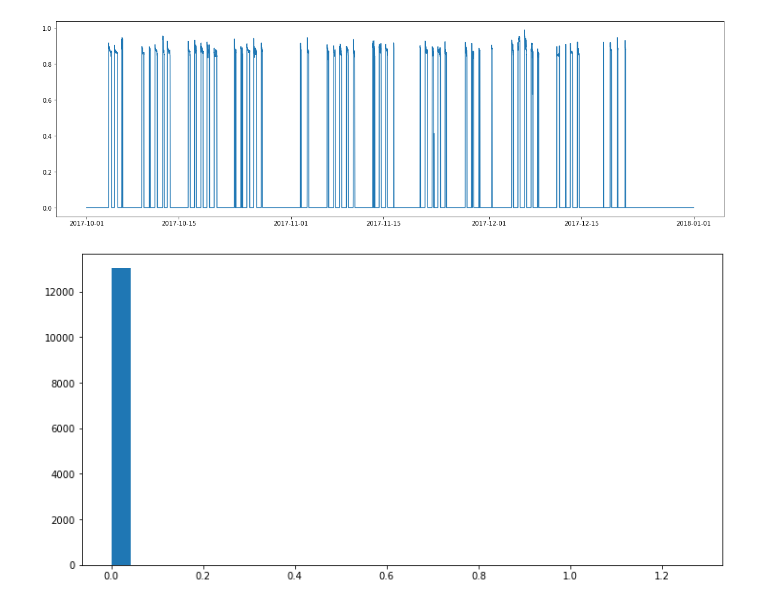
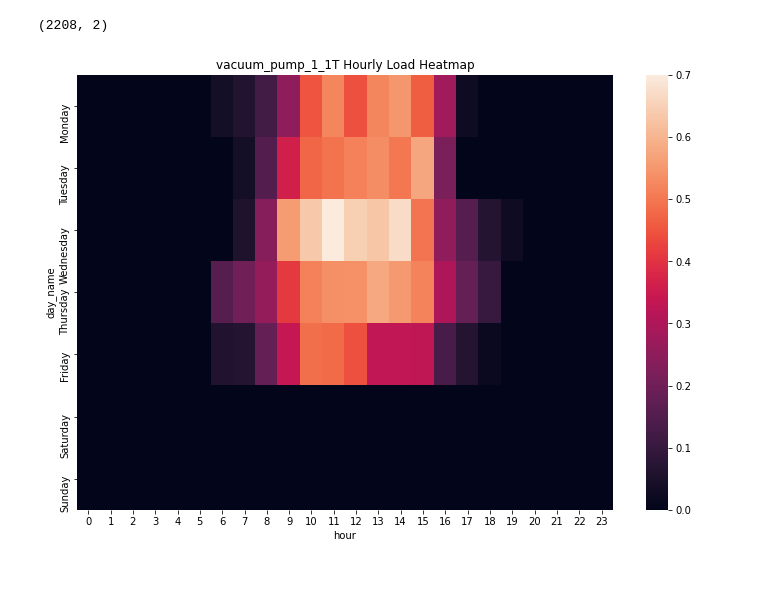
Before and after one commit to GStechschulte/energy-efficiency, a Jupyter notebook: EDA/hipe_load_profiles/vacuum_pump_1.ipynb, the cells around one changed output. Saved outputs shown, nothing was run; the diff lists cells and outputs as text; code cells hidden in the pictures; blank space fills up the shorter version.

```diff
--- a/EDA/hipe_load_profiles/vacuum_pump_1.ipynb
+++ b/EDA/hipe_load_profiles/vacuum_pump_1.ipynb
@@ -12,12 +15,4 @@ df_1T = query_table(table='vacuum_pump_1_10T')
-# %%
-plt.figure(figsize=(20, 6))
-plt.plot(df_1T.index, df_1T.kw)
-plt.show()
-# %% [output]
-[figure, removed]
-# %%
-plt.figure(figsize=(12, 6))
-plt.hist(x=df_1T.kw, bins=30)
-plt.show()
-# %% [output]
-[figure, removed]
+# %%
+df.shape
+# %% [output]
+(2208, 2)
@@ -23,0 +21,4 @@ plt.show()
+# %%
+hourly_profile_heatmap(machine='vacuum_pump_1_1T')
+# %% [output]
+[figure, added]
```
Also changed, not shown: parts of 11 cells of this notebook, 16 other files.
